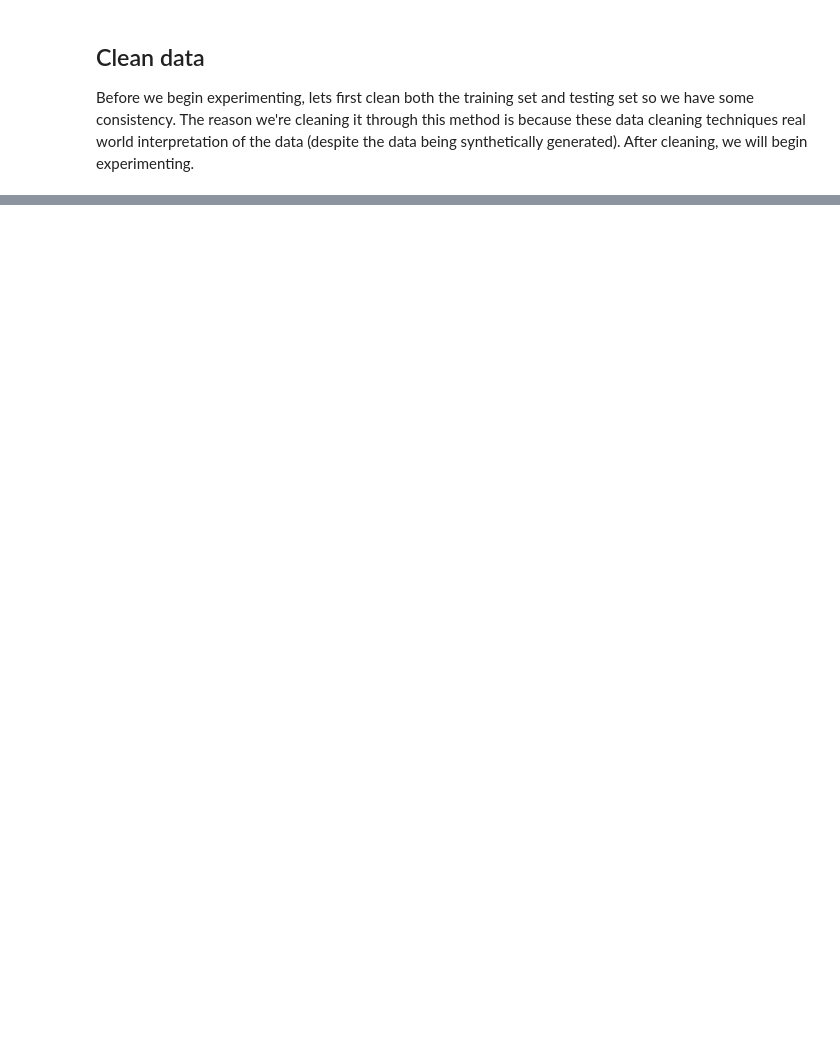
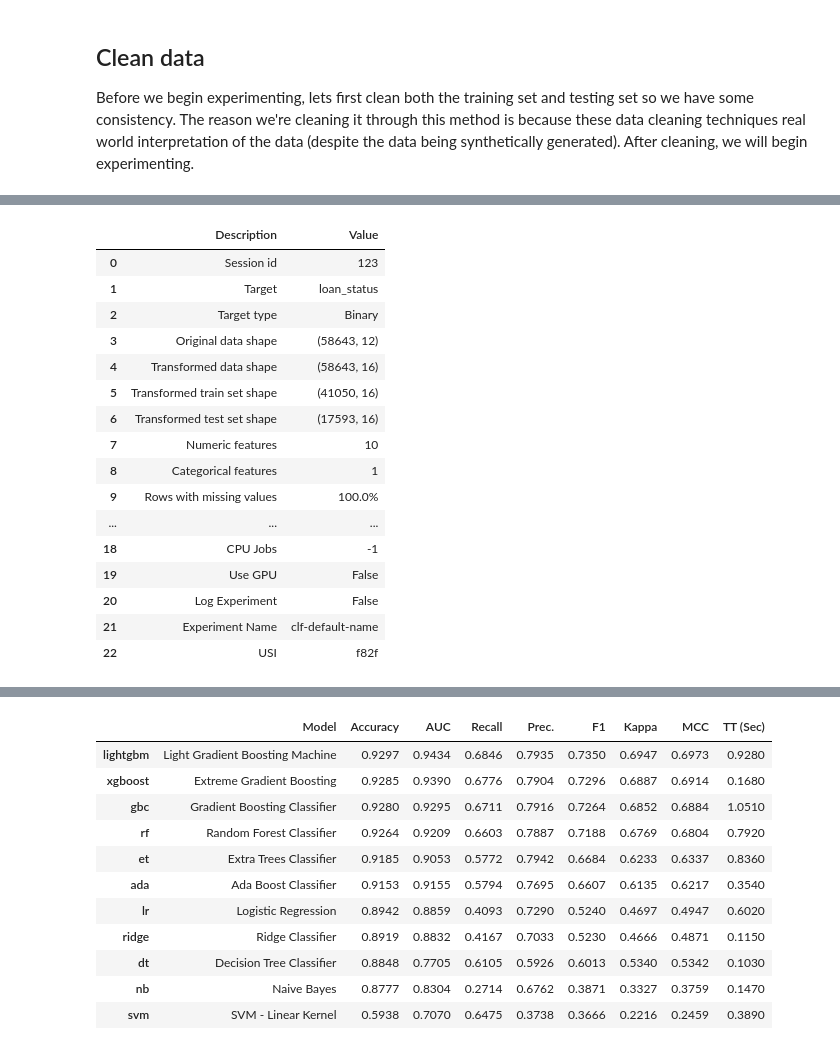
Before and after one commit to AnaqiAmir/Loan-Approval-Prediction, a Jupyter notebook: experiments.ipynb, the cells around one changed output, grey strips where cells are left out. Saved outputs shown, nothing was run; the diff lists cells and outputs as text; code cells hidden in the pictures; blank space fills up the shorter version.

```diff
--- a/experiments.ipynb
+++ b/experiments.ipynb
@@ -236,0 +293,58 @@ Index(['person_age', 'person_income', 'person_home_ownership_MORTGAGE',
+# %%
+df_train_for_experiment = df_train.copy()
+df_train_for_experiment['high_loan_grade'] = df_train['loan_grade'].map({
+    'A': 1,
+    'B': 1,
+    'C': 1,
+    'D': 0,
+    'E': 0,
+    'F': 0,
+    'G': 0
+})
+df_train_for_experiment['has_house'] = df_train['loan_grade'].map({
+    'MORTGAGE': 1,
+    'OWN': 1,
+    'RENT': 1,
+    'OTHER': 0
+})
+df_train_for_experiment.drop(['loan_grade', 'person_home_ownership'], axis=1, inplace=True)
+
+experiment_1_1 = ClassificationExperiment()
+experiment_1_1.setup(
+    df_train_for_experiment,
+    target = 'loan_status',
+    session_id=123
+)
+best = experiment_1_1.compare_models(
+    include=[
+        'lr',
+        'svm',
+        'nb',
+        'ridge',
+        'dt',
+        'rf',
+        'et',
+        'ada',
+        'gbc',
+        'xgboost',
+        'lightgbm'
+    ]
+)
+# %% [output]
+|  | Description | Value |
+| 0 | Session id | 123 |
+| 1 | Target | loan_status |
+| 2 | Target type | Binary |
+| 3 | Original data shape | (58643, 12) |
+| 4 | Transformed data shape | (58643, 16) |
+| 5 | Transformed train set shape | (41050, 16) |
+| 6 | Transformed test set shape | (17593, 16) |
+| 7 | Numeric features | 10 |
+| 8 | Categorical features | 1 |
+| 9 | Rows with missing values | 100.0% |
+| ... | ... | ... |
+| 18 | CPU Jobs | -1 |
+| 19 | Use GPU | False |
+| 20 | Log Experiment | False |
+| 21 | Experiment Name | clf-default-name |
+| 22 | USI | f82f |
@@ -236,0 +352,12 @@ Index(['person_age', 'person_income', 'person_home_ownership_MORTGAGE',
+|  | Model | Accuracy | AUC | Recall | Prec. | F1 | Kappa | MCC | TT (Sec) |
+| lightgbm | Light Gradient Boosting Machine | 0.9297 | 0.9434 | 0.6846 | 0.7935 | 0.7350 | 0.6947 | 0.6973 | 0.9280 |
+| xgboost | Extreme Gradient Boosting | 0.9285 | 0.9390 | 0.6776 | 0.7904 | 0.7296 | 0.6887 | 0.6914 | 0.1680 |
+| gbc | Gradient Boosting Classifier | 0.9280 | 0.9295 | 0.6711 | 0.7916 | 0.7264 | 0.6852 | 0.6884 | 1.0510 |
+| rf | Random Forest Classifier | 0.9264 | 0.9209 | 0.6603 | 0.7887 | 0.7188 | 0.6769 | 0.6804 | 0.7920 |
+| et | Extra Trees Classifier | 0.9185 | 0.9053 | 0.5772 | 0.7942 | 0.6684 | 0.6233 | 0.6337 | 0.8360 |
+| ada | Ada Boost Classifier | 0.9153 | 0.9155 | 0.5794 | 0.7695 | 0.6607 | 0.6135 | 0.6217 | 0.3540 |
+| lr | Logistic Regression | 0.8942 | 0.8859 | 0.4093 | 0.7290 | 0.5240 | 0.4697 | 0.4947 | 0.6020 |
+| ridge | Ridge Classifier | 0.8919 | 0.8832 | 0.4167 | 0.7033 | 0.5230 | 0.4666 | 0.4871 | 0.1150 |
+| dt | Decision Tree Classifier | 0.8848 | 0.7705 | 0.6105 | 0.5926 | 0.6013 | 0.5340 | 0.5342 | 0.1030 |
+| nb | Naive Bayes | 0.8777 | 0.8304 | 0.2714 | 0.6762 | 0.3871 | 0.3327 | 0.3759 | 0.1470 |
+| svm | SVM - Linear Kernel | 0.5938 | 0.7070 | 0.6475 | 0.3738 | 0.3666 | 0.2216 | 0.2459 | 0.3890 |
```
Also changed, not shown: parts of 51 cells of this notebook.
